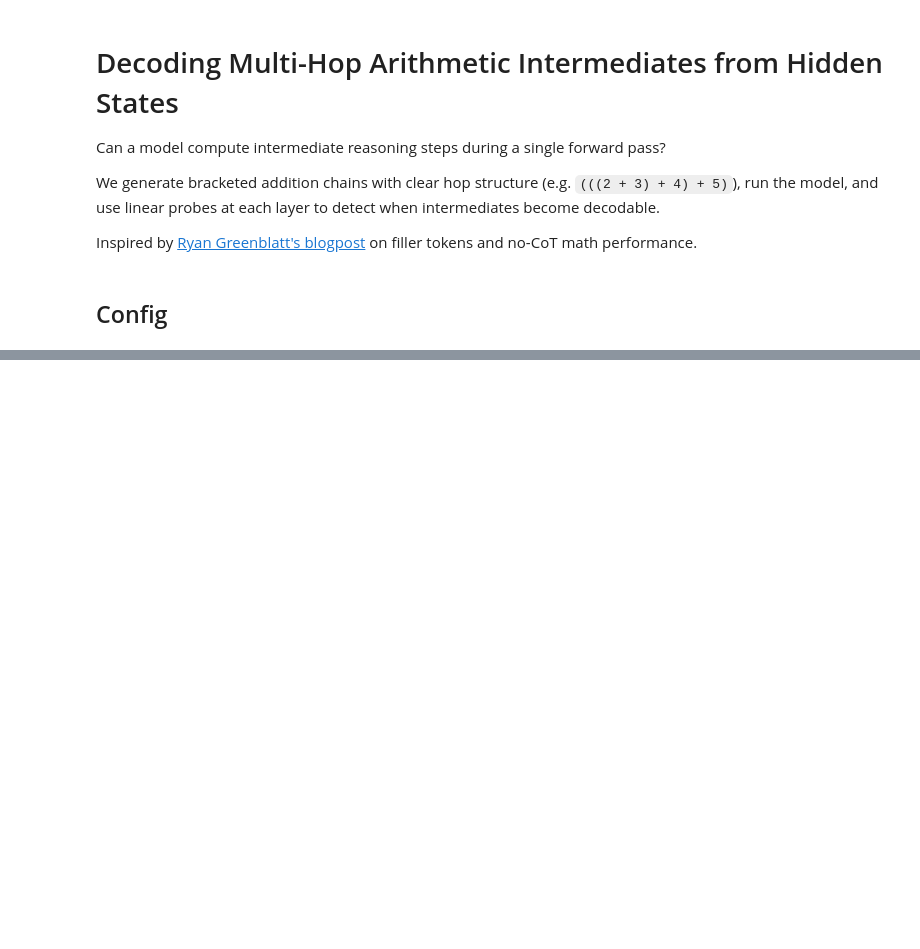
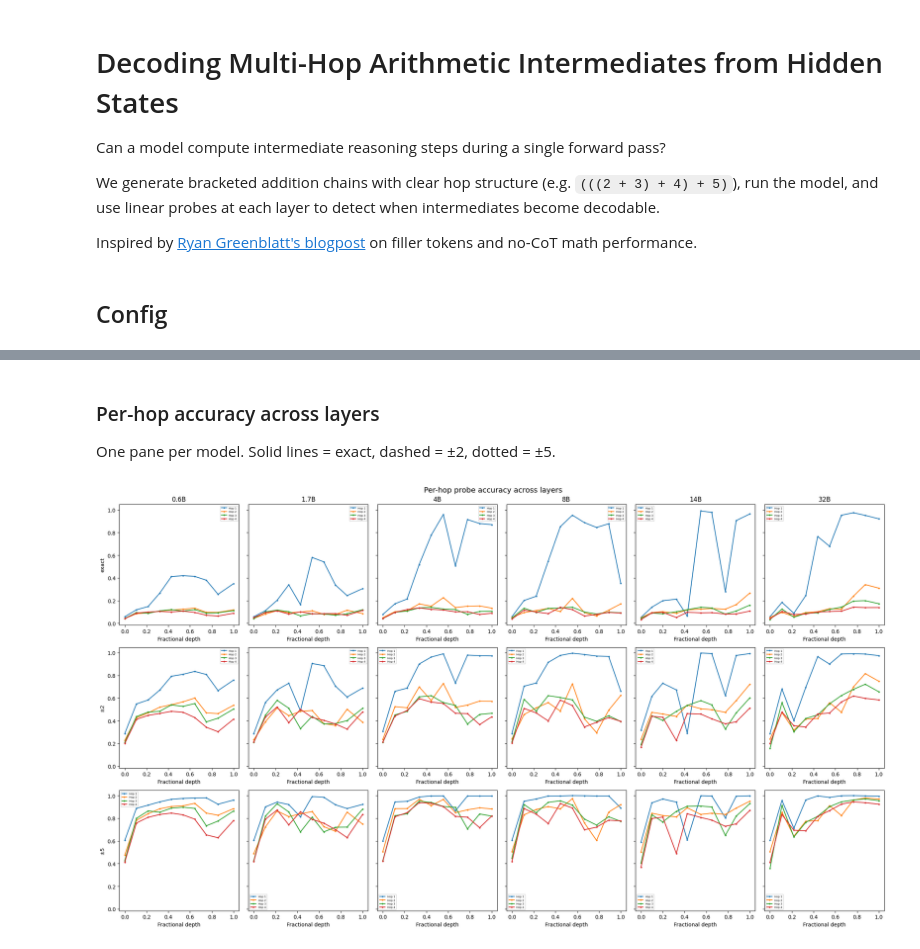
Before and after one commit to japhba/forward-pass-CoT, a Jupyter notebook: notebook.ipynb, the cells around one changed output, grey strips where cells are left out. Saved outputs shown, nothing was run; the diff lists cells and outputs as text; code cells hidden in the pictures; blank space fills up the shorter version.

```diff
--- a/notebook.ipynb
+++ b/notebook.ipynb
@@ -160,0 +183,29 @@ plt.show()
+# %% [markdown]
+### Per-hop accuracy across layers
+
+One pane per model. Solid lines = exact, dashed = ±2, dotted = ±5.
+# %%
+max_hop = max(r["acc_matrix"].shape[1] for r in results.values())
+n_tol = len(TOLERANCES)
+
+fig, axes = plt.subplots(n_tol, len(MODELS), figsize=(3.5 * len(MODELS), 4 * n_tol), squeeze=False, sharey=True)
+for ti, tol in enumerate(TOLERANCES):
+    for idx, model_name in enumerate(MODELS):
+        ax = axes[ti][idx]
+        r = results[model_name]
+        am = r["acc_matrix"]
+        li = np.array(r["data"]["layer_indices"])
+        frac = li / li[-1]
+        for hop in range(am.shape[1]):
+            ax.plot(frac, am[:, hop, ti], marker="o", markersize=2, label=f"Hop {hop+1}")
+        ax.set_xlabel("Fractional depth")
+        if ti == 0:
+            ax.set_title(short[model_name])
+        if idx == 0:
+            ax.set_ylabel(tol_labels[tol])
+        ax.legend(fontsize=5)
+fig.suptitle("Per-hop probe accuracy across layers", fontsize=14)
+fig.tight_layout()
+plt.show()
+# %% [output]
+[figure, added]
```
Also changed, not shown: parts of 23 cells of this notebook, 3 other files.
